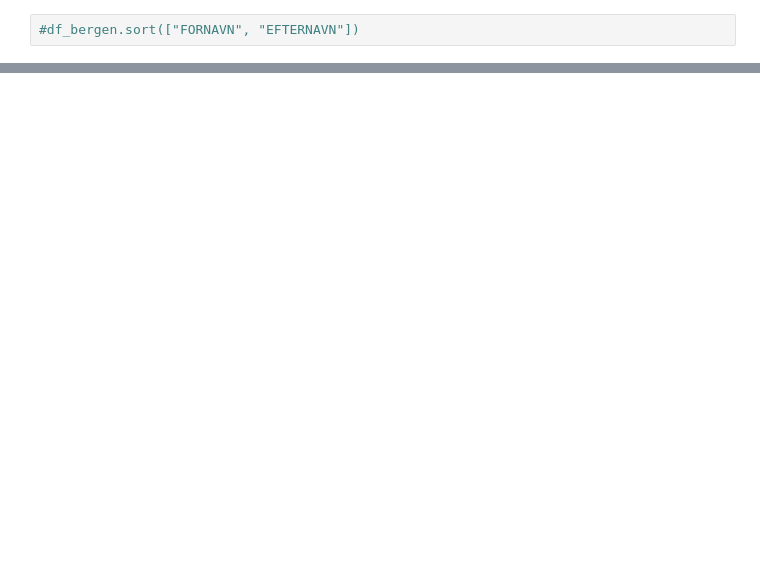
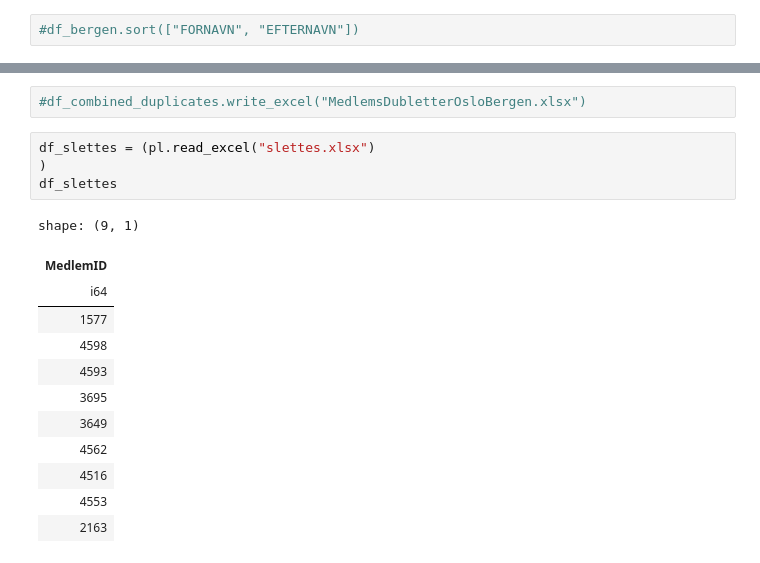
Before and after one commit to craftsmandigital/Bergens-konvertering, a Jupyter notebook: dubletter.ipynb, the cells around one changed output, grey strips where cells are left out. Saved outputs shown, nothing was run; the diff lists cells and outputs as text; blank space fills up the shorter version.

```diff
--- a/dubletter.ipynb
+++ b/dubletter.ipynb
@@ -51,0 +111,19 @@ shape: (10, 9)
+# %%
+#df_combined_duplicates.write_excel("MedlemsDubletterOsloBergen.xlsx")
+# %%
+df_slettes = (pl.read_excel("slettes.xlsx")
+)
+df_slettes
+# %% [output]
+shape: (9, 1)
+| MedlemID |
+| i64 |
+| 1577 |
+| 4598 |
+| 4593 |
+| 3695 |
+| 3649 |
+| 4562 |
+| 4516 |
+| 4553 |
+| 2163 |
```
Also changed, not shown: parts of 12 cells of this notebook, 6 other files.
